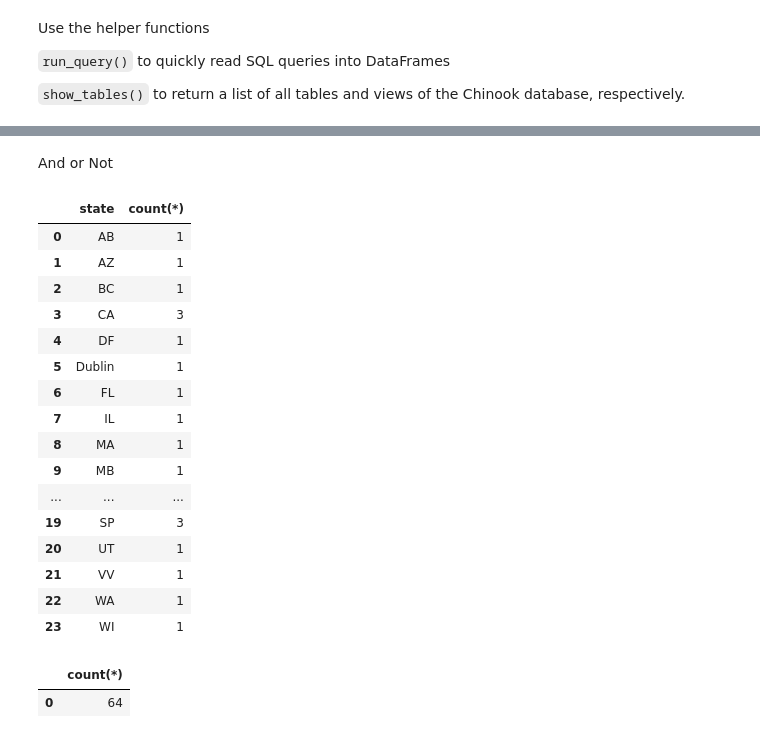
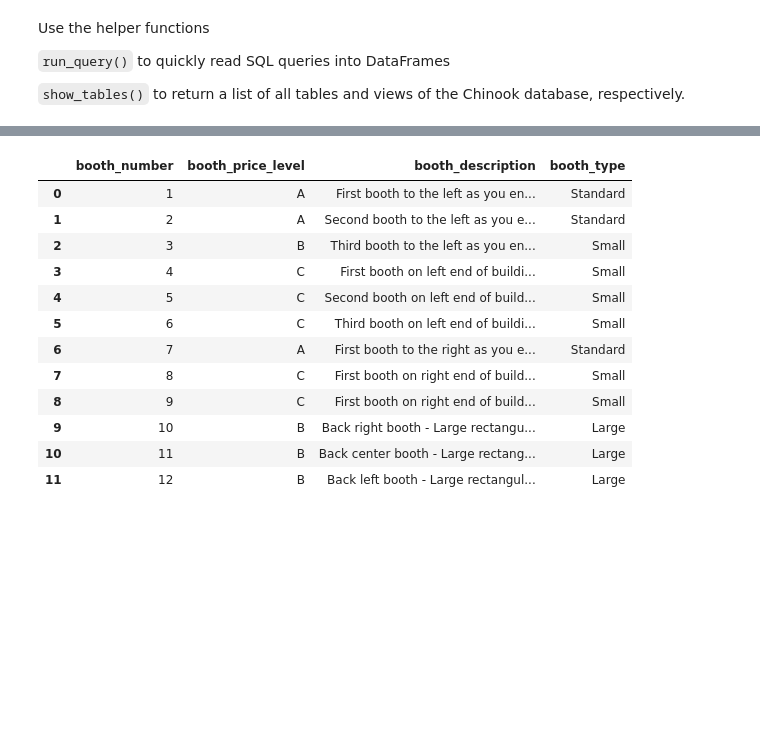
Before and after one commit to bst-depractice/sql_part2_dataeng, a Jupyter notebook: Questions.ipynb, the cells around one changed output, grey strips where cells are left out. Drawn from its saved outputs; the diff is of its cells as text; code cells hidden in the pictures; blank space fills up the shorter version.

```diff
--- a/Questions.ipynb
+++ b/Questions.ipynb
@@ -120,43 +86,19 @@ i.e Playlists are collection of tracks that were performed by Artists. Find whic
-# %% [markdown]
-And or Not
-# %%
-q= """
-select state, count(*)
-from (select *
-from customer
-where state = 'CA' OR NOT state = 'TX'
-) t
-group by state """
-
-run_query(q)
-# %% [output]
-|  | state | count(*) |
-| 0 | AB | 1 |
-| 1 | AZ | 1 |
-| 2 | BC | 1 |
-| 3 | CA | 3 |
-| 4 | DF | 1 |
-| 5 | Dublin | 1 |
-| 6 | FL | 1 |
-| 7 | IL | 1 |
-| 8 | MA | 1 |
-| 9 | MB | 1 |
-| ... | ... | ... |
-| 19 | SP | 3 |
-| 20 | UT | 1 |
-| 21 | VV | 1 |
-| 22 | WA | 1 |
-| 23 | WI | 1 |
-# %%
-q= """
-select count(*)
-from employee e left join customer c on c.support_rep_id = e.employee_id
-
-"""
-
-# q= "select * from customer c where c.support_rep_id = 0"
-
-run_query(q)
-# %% [output]
-|  | count(*) |
-| 0 | 64 |
+# %%
+q="""
+select * from booth
+"""
+run_query(q)
+# %% [output]
+|  | booth_number | booth_price_level | booth_description | booth_type |
+| 0 | 1 | A | First booth to the left as you en... | Standard |
+| 1 | 2 | A | Second booth to the left as you e... | Standard |
+| 2 | 3 | B | Third booth to the left as you en... | Small |
+| 3 | 4 | C | First booth on left end of buildi... | Small |
+| 4 | 5 | C | Second booth on left end of build... | Small |
+| 5 | 6 | C | Third booth on left end of buildi... | Small |
+| 6 | 7 | A | First booth to the right as you e... | Standard |
+| 7 | 8 | C | First booth on right end of build... | Small |
+| 8 | 9 | C | First booth on right end of build... | Small |
+| 9 | 10 | B | Back right booth - Large rectangu... | Large |
+| 10 | 11 | B | Back center booth - Large rectang... | Large |
+| 11 | 12 | B | Back left booth - Large rectangul... | Large |
```
Also changed, not shown: parts of 23 cells of this notebook.
